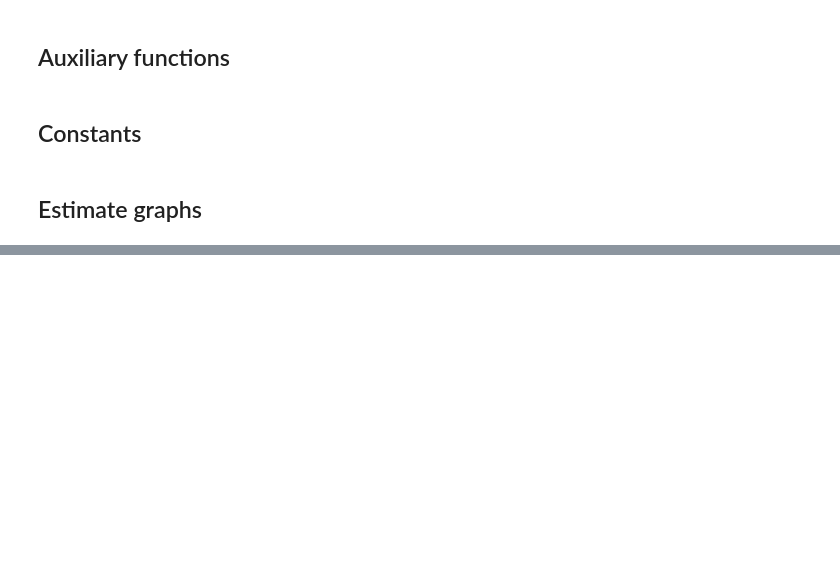
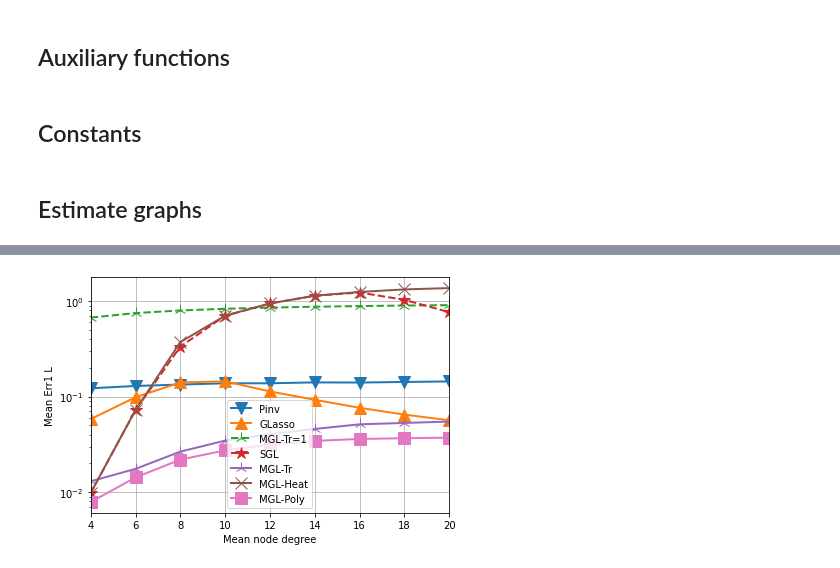
Before and after one commit to reysam93/motif_nti, a Jupyter notebook: graph_density.ipynb, the cells around one changed output, grey strips where cells are left out. Saved outputs shown, nothing was run; the diff lists cells and outputs as text; code cells hidden in the pictures; blank space fills up the shorter version.

```diff
--- a/graph_density.ipynb
+++ b/graph_density.ipynb
@@ -223,0 +296,6 @@ plot_err(KK, models, mean_err_L, 'Mean Err1 L')
+# %%
+err_L, _ = est_errs1(Ls2, lamds2, Ls_hat2, lamds_hat2)
+mean_err_L = np.median(err_L, 2)
+plot_err(KK, models, mean_err_L, 'Mean Err1 L')
+# %% [output]
+[figure, added]
```
Also changed, not shown: parts of 11 cells of this notebook.
